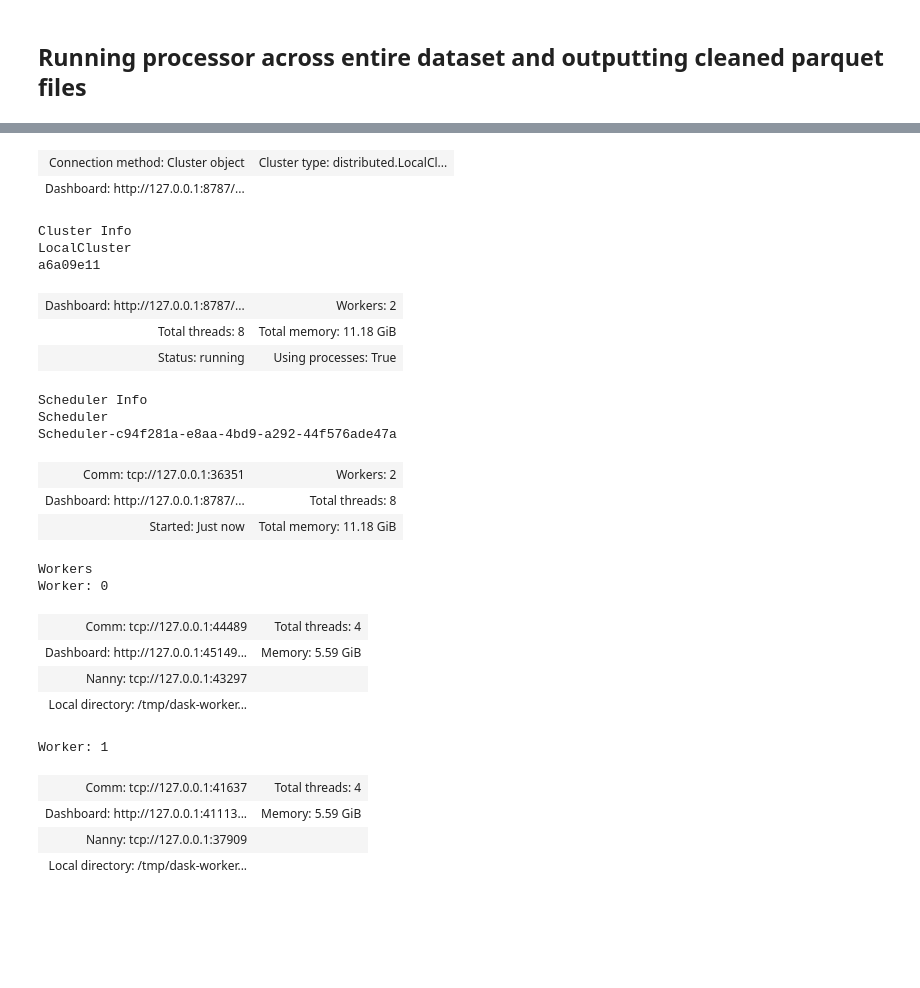
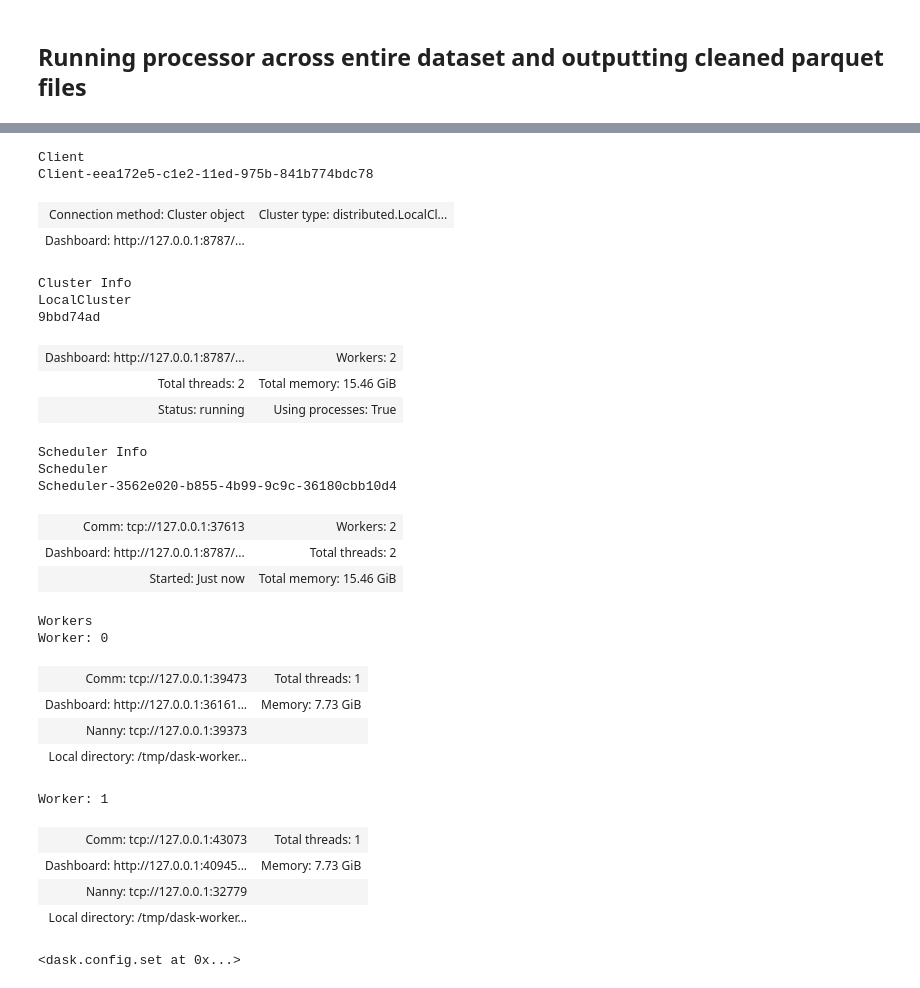
Before and after one commit to KristianDamPedersen/fakenewsproject, a Jupyter notebook: textprocessing.ipynb, the cells around one changed output, grey strips where cells are left out. Saved outputs shown, nothing was run; the diff lists cells and outputs as text; code cells hidden in the pictures; blank space fills up the shorter version.

Commit message:
Got DASK to work and started working on word embedding

```diff
--- a/textprocessing.ipynb
+++ b/textprocessing.ipynb
@@ -205,7 +205,7 @@ len(vocab)
 from dask.distributed import Client, LocalCluster
 # %%
 # Create a local cluster
-cluster = LocalCluster(n_workers=2, threads_per_worker=4, memory_limit='6GB')
+cluster = LocalCluster(n_workers=2, threads_per_worker=1)
 client = Client(cluster)
 client
 # %% [output]
@@ -214,27 +214,37 @@ Client-9d9080ee-c1d6-11ed-a736-841b774bdc78
+Client
+Client-eea172e5-c1e2-11ed-975b-841b774bdc78
 | Connection method: Cluster object | Cluster type: distributed.LocalCl... |
 | Dashboard: http://127.0.0.1:8787/... |  |
-Cluster Info
-LocalCluster
-a6a09e11
+Cluster Info
+LocalCluster
+9bbd74ad
 | Dashboard: http://127.0.0.1:8787/... | Workers: 2 |
-| Total threads: 8 | Total memory: 11.18 GiB |
+| Total threads: 2 | Total memory: 15.46 GiB |
 | Status: running | Using processes: True |
-Scheduler Info
-Scheduler
-Scheduler-c94f281a-e8aa-4bd9-a292-44f576ade47a
+Scheduler Info
+Scheduler
+Scheduler-3562e020-b855-4b99-9c9c-36180cbb10d4
-| Comm: tcp://127.0.0.1:36351 | Workers: 2 |
-| Dashboard: http://127.0.0.1:8787/... | Total threads: 8 |
-| Started: Just now | Total memory: 11.18 GiB |
+| Comm: tcp://127.0.0.1:37613 | Workers: 2 |
+| Dashboard: http://127.0.0.1:8787/... | Total threads: 2 |
+| Started: Just now | Total memory: 15.46 GiB |
-Workers
-Worker: 0
+Workers
+Worker: 0
-| Comm: tcp://127.0.0.1:44489 | Total threads: 4 |
-| Dashboard: http://127.0.0.1:45149... | Memory: 5.59 GiB |
-| Nanny: tcp://127.0.0.1:43297 |  |
+| Comm: tcp://127.0.0.1:39473 | Total threads: 1 |
+| Dashboard: http://127.0.0.1:36161... | Memory: 7.73 GiB |
+| Nanny: tcp://127.0.0.1:39373 |  |
 | Local directory: /tmp/dask-worker... |  |
-Worker: 1
+Worker: 1
-| Comm: tcp://127.0.0.1:41637 | Total threads: 4 |
-| Dashboard: http://127.0.0.1:41113... | Memory: 5.59 GiB |
-| Nanny: tcp://127.0.0.1:37909 |  |
+| Comm: tcp://127.0.0.1:43073 | Total threads: 1 |
+| Dashboard: http://127.0.0.1:40945... | Memory: 7.73 GiB |
+| Nanny: tcp://127.0.0.1:32779 |  |
 | Local directory: /tmp/dask-worker... |  |
+# %%
+# Configure cluster
+import dask
+dask.config.set({
+    'distributed.worker.memory.spill': False,
+})
+# %% [output]
+<dask.config.set at 0x...>
 # %%
 # Load in the dataframe
```
Also changed, not shown: parts of 10 cells of this notebook, 1 other file.
